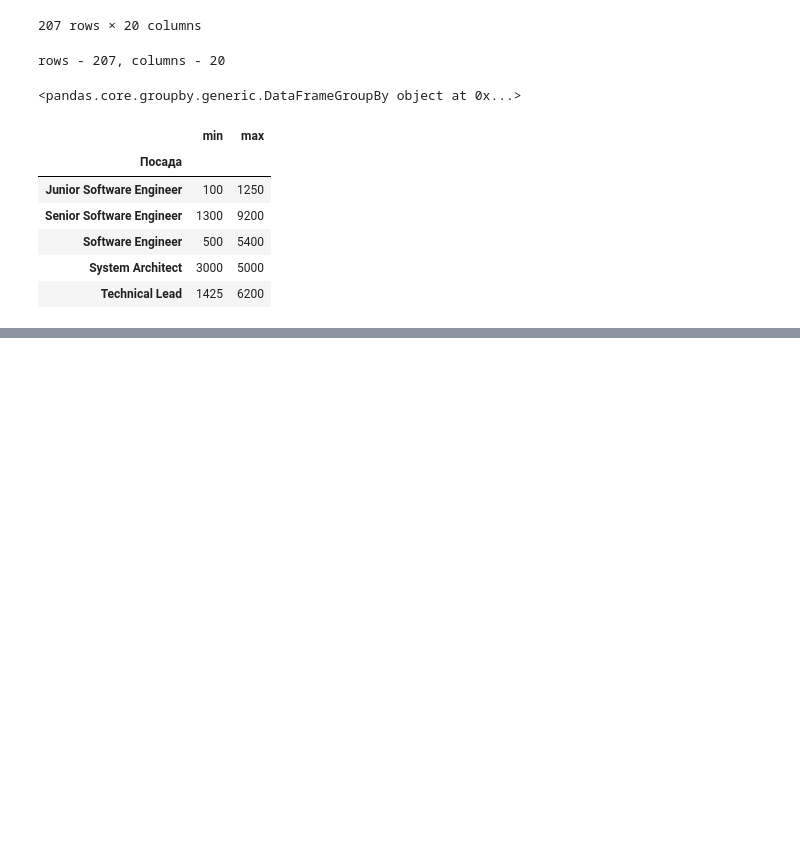
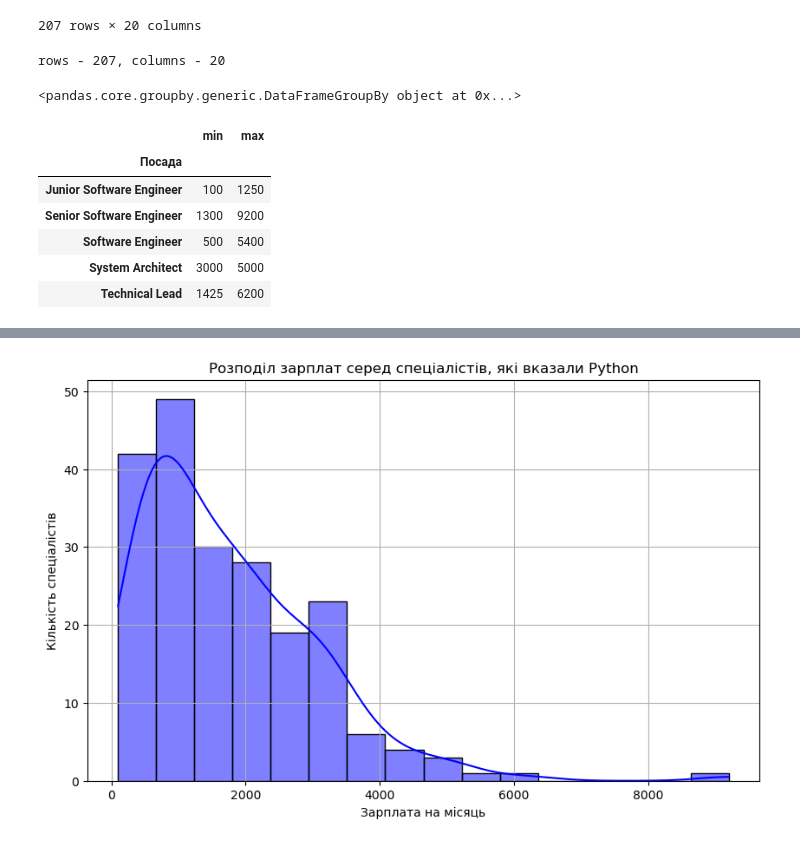
Before and after one commit to Korniev/Data-Sciense, a Jupyter notebook: hw_02/Hw_2.2.ipynb, the cells around one changed output, grey strips where cells are left out. Cells and saved outputs as stored; diff of their text form; code cells hidden in the pictures; blank space fills up the shorter version.

```diff
--- a/hw_02/Hw_2.2.ipynb
+++ b/hw_02/Hw_2.2.ipynb
@@ -260,3 +260,16 @@ Name: avg, dtype: float64
 # Збережіть отриману таблицю в CSV файл
 
 aggregated_salary.to_csv('aggregated_salary.csv', index=False)
+# %%
+# Гістограма розподілу зарплат
+
+plt.figure(figsize=(10, 6))
+sns.histplot(python_data['Зарплата на місяць'], color='blue', kde=True)
+plt.title('Розподіл зарплат серед спеціалістів, які вказали Python')
+plt.xlabel('Зарплата на місяць')
+plt.ylabel('Кількість спеціалістів')
+plt.grid(True)
+
+plt.show()
+# %% [output]
+[figure, added]
```
Also changed, not shown: parts of 3 cells of this notebook, 1 other file.
